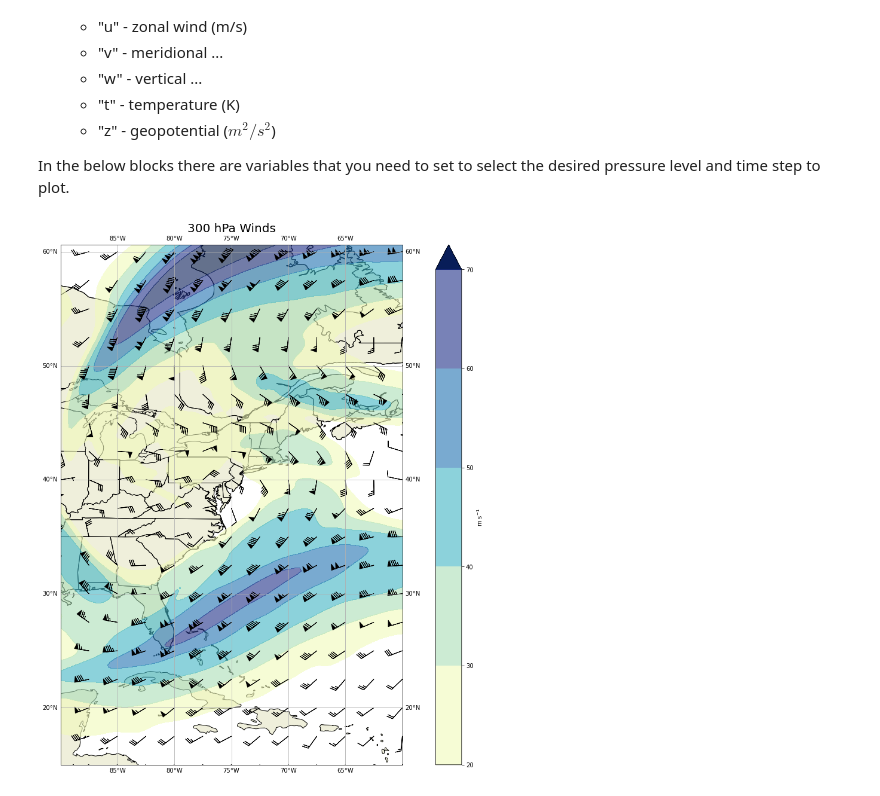
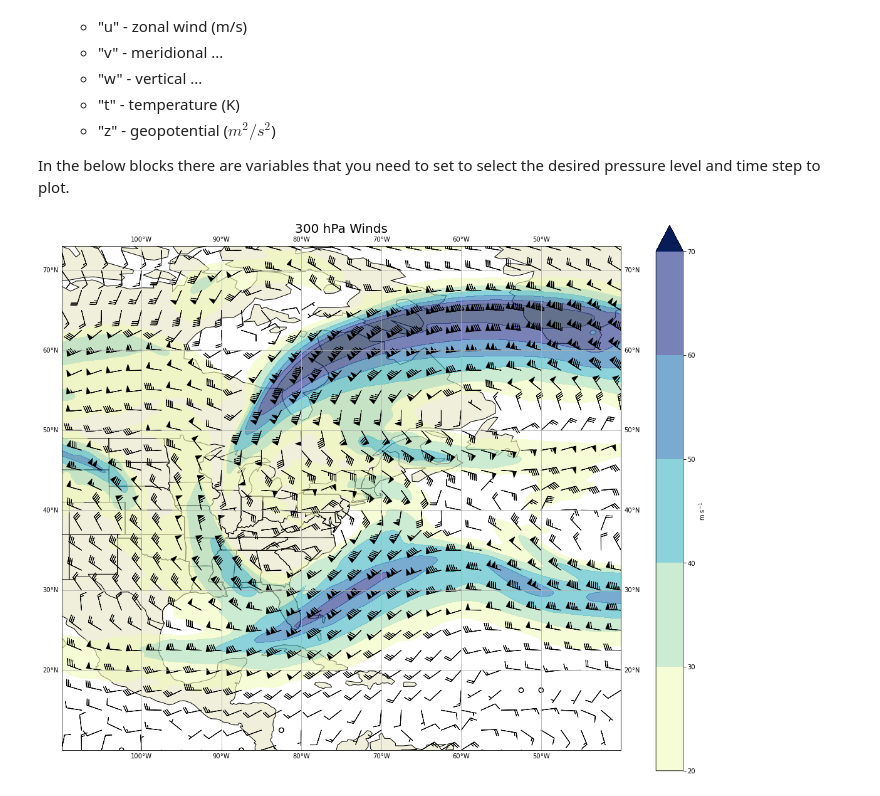
Before and after one commit to jhruppert/OU-Dynamics-3123, a Jupyter notebook: HW3.ipynb, the cells around one changed output. Cells and saved outputs as stored; diff of their text form; code cells hidden in the pictures.

```diff
--- a/HW3.ipynb
+++ b/HW3.ipynb
@@ -61,32 +61,32 @@ v = v * mps_to_kts
 lat, lon = np.meshgrid(nc.variables['latitude'][:], nc.variables['longitude'][:], indexing='ij')
 # %%
 # select plotting area
-plt_area=[-90, -60, 15, 60] # W,E,S,N
+plt_area=[-110, -40, 10, 70] # W,E,S,N
 
 spacing=10 #barbspacing (smaller if zoomed in)
 
 # create figure
 fig = plt.figure(figsize=(20,16))
 ax = fig.add_subplot(111,projection=cartopy.crs.PlateCarree())
 ax.set_title(pressure + ' hPa Winds', fontsize=20)
 
 # contourf for wind speed shading
 im = ax.contourf(lon, lat, spd, np.arange(20, np.nanmax(spd), 10), cmap='YlGnBu', alpha=0.6, extend='max',projection=cartopy.crs.PlateCarree(), zorder=2)
 cbar = plt.colorbar(im, ax=ax); cbar.ax.set_ylabel('m s$^{-1}$')
 
 # wind barbs
 ax.barbs(lon[::spacing,::spacing], lat[::spacing,::spacing], u[::spacing,::spacing], v[::spacing,::spacing], zorder=2)
 
 # add map features
 ax.add_feature(cartopy.feature.LAND) #land color
 # ax.add_feature(cartopy.feature.OCEAN) #ocean color
 ax.add_feature(cartopy.feature.COASTLINE)
 ax.add_feature(cartopy.feature.STATES)
 ax.gridlines(draw_labels=True, dms=True, x_inline=False, y_inline=False)
 
-# Zoom into selected area (comment this out to plot entire available data)
+# Zoom into selected area (comment this out to plot entire available area)
 ax.set_extent(plt_area)
 
 plt.show()
 # %% [output]
-[figure, old version]
+[figure, new version]
```
